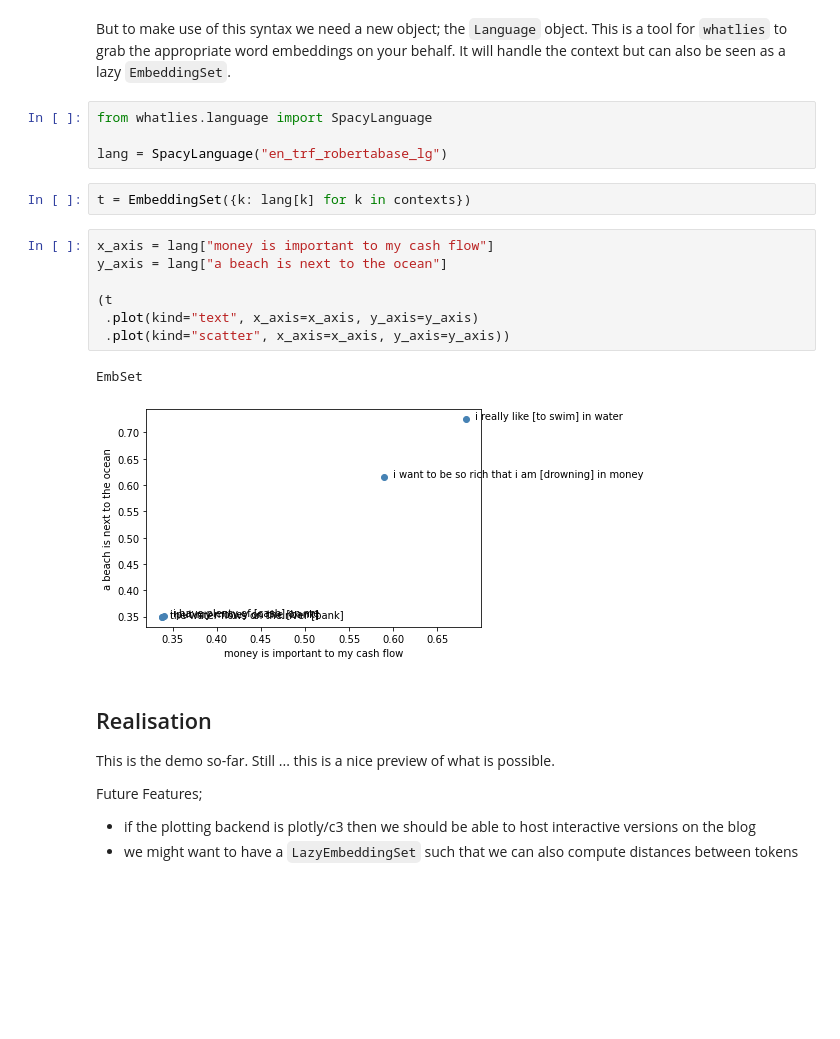
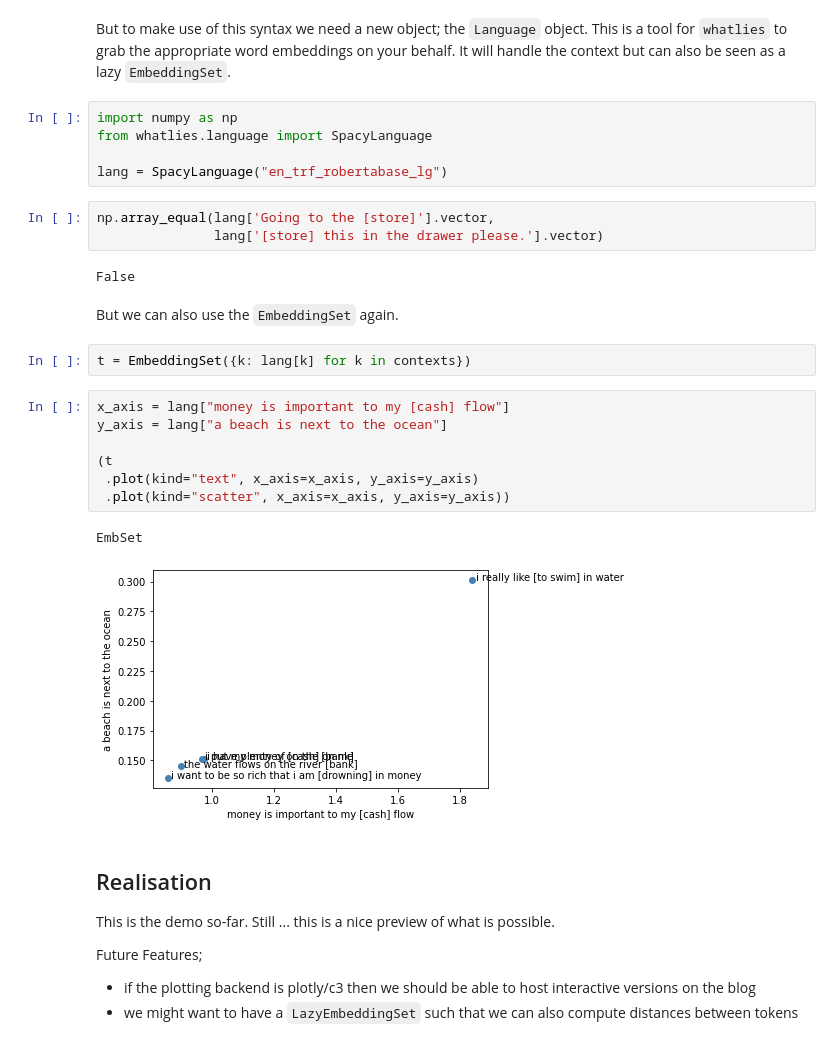
Before and after one commit to koaning/whatlies, a Jupyter notebook: docs/embeddings-with-context-render.ipynb, the cells around one changed output. Cells and saved outputs as stored; diff of their text form; blank space fills up the shorter version.

```diff
--- a/docs/embeddings-with-context-render.ipynb
+++ b/docs/embeddings-with-context-render.ipynb
@@ -68,21 +68,29 @@ contexts = ("i put my money on the [bank]",
 # %% [markdown]
 But to make use of this syntax we need a new object; the `Language` object. This is a tool for `whatlies` to grab the appropriate word embeddings on your behalf. It will handle the context but can also be seen as a lazy `EmbeddingSet`.
 # %%
+import numpy as np
 from whatlies.language import SpacyLanguage
 
 lang = SpacyLanguage("en_trf_robertabase_lg")
+# %%
+np.array_equal(lang['Going to the [store]'].vector,
+               lang['[store] this in the drawer please.'].vector)
+# %% [output]
+False
+# %% [markdown]
+But we can also use the `EmbeddingSet` again.
 # %%
 t = EmbeddingSet({k: lang[k] for k in contexts})
 # %%
-x_axis = lang["money is important to my cash flow"]
+x_axis = lang["money is important to my [cash] flow"]
 y_axis = lang["a beach is next to the ocean"]
 
 (t
  .plot(kind="text", x_axis=x_axis, y_axis=y_axis)
  .plot(kind="scatter", x_axis=x_axis, y_axis=y_axis))
 # %% [output]
 EmbSet
-[figure, old version]
+[figure, new version]
 # %% [markdown]
 ## Realisation
 
```
Also changed, not shown: 17 other files.
